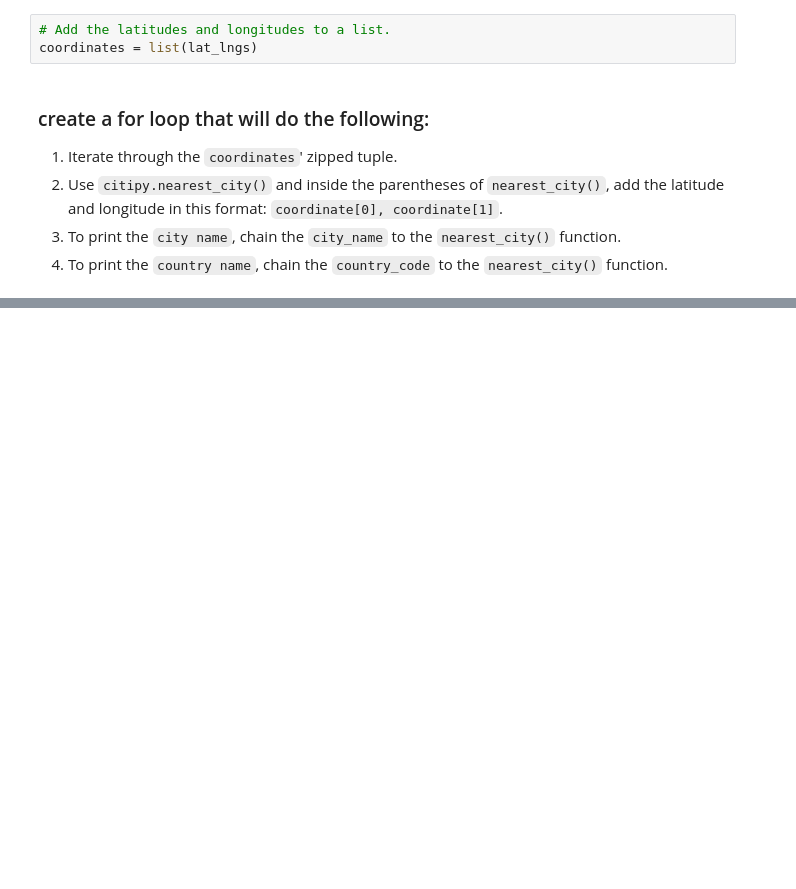
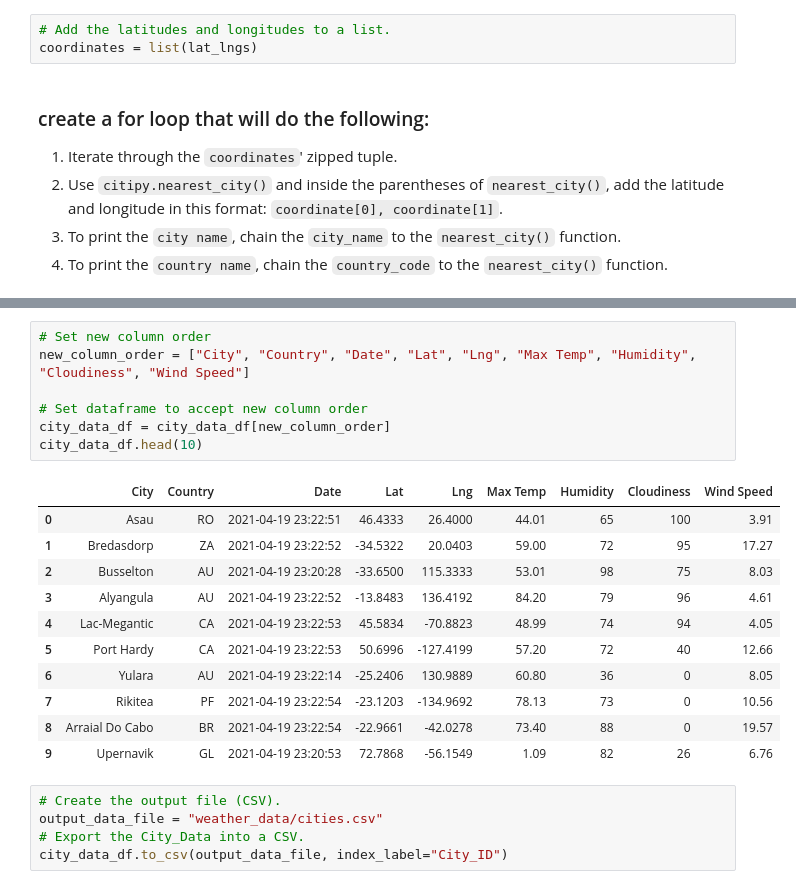
Before and after one commit to joshuanallen/World_Weather_Analysis, a Jupyter notebook: WeatherPy.ipynb, the cells around one changed output, grey strips where cells are left out. Saved outputs shown, nothing was run; the diff lists cells and outputs as text; blank space fills up the shorter version.

```diff
--- a/WeatherPy.ipynb
+++ b/WeatherPy.ipynb
@@ -91,0 +244,24 @@ len(cities)
+# %%
+# Set new column order
+new_column_order = ["City", "Country", "Date", "Lat", "Lng", "Max Temp", "Humidity", "Cloudiness", "Wind Speed"]
+
+# Set dataframe to accept new column order
+city_data_df = city_data_df[new_column_order]
+city_data_df.head(10)
+# %% [output]
+|  | City | Country | Date | Lat | Lng | Max Temp | Humidity | Cloudiness | Wind Speed |
+| 0 | Asau | RO | 2021-04-19 23:22:51 | 46.4333 | 26.4000 | 44.01 | 65 | 100 | 3.91 |
+| 1 | Bredasdorp | ZA | 2021-04-19 23:22:52 | -34.5322 | 20.0403 | 59.00 | 72 | 95 | 17.27 |
+| 2 | Busselton | AU | 2021-04-19 23:20:28 | -33.6500 | 115.3333 | 53.01 | 98 | 75 | 8.03 |
+| 3 | Alyangula | AU | 2021-04-19 23:22:52 | -13.8483 | 136.4192 | 84.20 | 79 | 96 | 4.61 |
+| 4 | Lac-Megantic | CA | 2021-04-19 23:22:53 | 45.5834 | -70.8823 | 48.99 | 74 | 94 | 4.05 |
+| 5 | Port Hardy | CA | 2021-04-19 23:22:53 | 50.6996 | -127.4199 | 57.20 | 72 | 40 | 12.66 |
+| 6 | Yulara | AU | 2021-04-19 23:22:14 | -25.2406 | 130.9889 | 60.80 | 36 | 0 | 8.05 |
+| 7 | Rikitea | PF | 2021-04-19 23:22:54 | -23.1203 | -134.9692 | 78.13 | 73 | 0 | 10.56 |
+| 8 | Arraial Do Cabo | BR | 2021-04-19 23:22:54 | -22.9661 | -42.0278 | 73.40 | 88 | 0 | 19.57 |
+| 9 | Upernavik | GL | 2021-04-19 23:20:53 | 72.7868 | -56.1549 | 1.09 | 82 | 26 | 6.76 |
+# %%
+# Create the output file (CSV).
+output_data_file = "weather_data/cities.csv"
+# Export the City_Data into a CSV.
+city_data_df.to_csv(output_data_file, index_label="City_ID")
```
Also changed, not shown: parts of 10 cells of this notebook, 5 other files.
